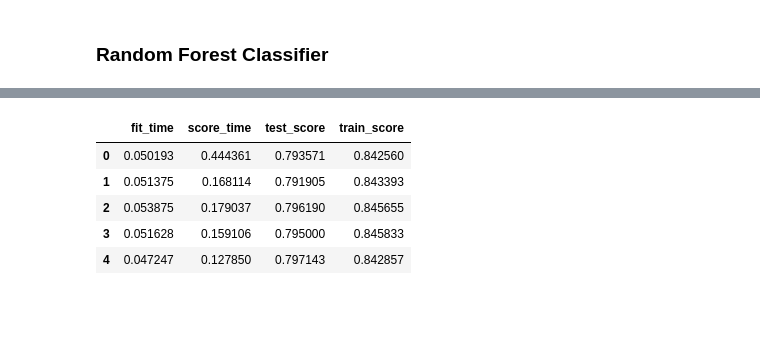
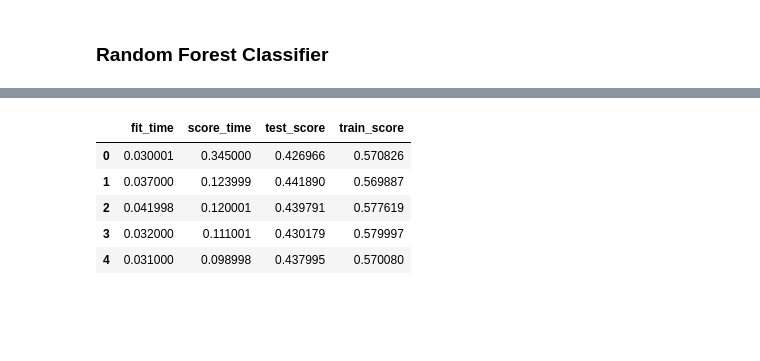
Before and after one commit to rdangyan/cs330, a Jupyter notebook: hw/hw5/hw5.ipynb, the cells around one changed output, grey strips where cells are left out. Cells and saved outputs as stored; diff of their text form; code cells hidden in the pictures.

```diff
--- a/hw/hw5/hw5.ipynb
+++ b/hw/hw5/hw5.ipynb
@@ -504,15 +511,15 @@ SVC_results
 # %%
 from sklearn.neighbors import KNeighborsClassifier
 pipe = make_pipeline(preprocessor, KNeighborsClassifier())
-KNN_results = pd.DataFrame(cross_validate(pipe, X_train, y_train.values.ravel(), return_train_score=True))
+KNN_results = pd.DataFrame(cross_validate(pipe, X_train, y_train.values.ravel(), return_train_score=True, scoring="f1"))
 KNN_results
 # %% [output]
 |  | fit_time | score_time | test_score | train_score |
-| 0 | 0.050193 | 0.444361 | 0.793571 | 0.842560 |
-| 1 | 0.051375 | 0.168114 | 0.791905 | 0.843393 |
-| 2 | 0.053875 | 0.179037 | 0.796190 | 0.845655 |
-| 3 | 0.051628 | 0.159106 | 0.795000 | 0.845833 |
-| 4 | 0.047247 | 0.127850 | 0.797143 | 0.842857 |
+| 0 | 0.030001 | 0.345000 | 0.426966 | 0.570826 |
+| 1 | 0.037000 | 0.123999 | 0.441890 | 0.569887 |
+| 2 | 0.041998 | 0.120001 | 0.439791 | 0.577619 |
+| 3 | 0.032000 | 0.111001 | 0.430179 | 0.579997 |
+| 4 | 0.031000 | 0.098998 | 0.437995 | 0.570080 |
 # %% [markdown]
 <!-- END QUESTION -->
 
```
Also changed, not shown: parts of 9 cells of this notebook.
